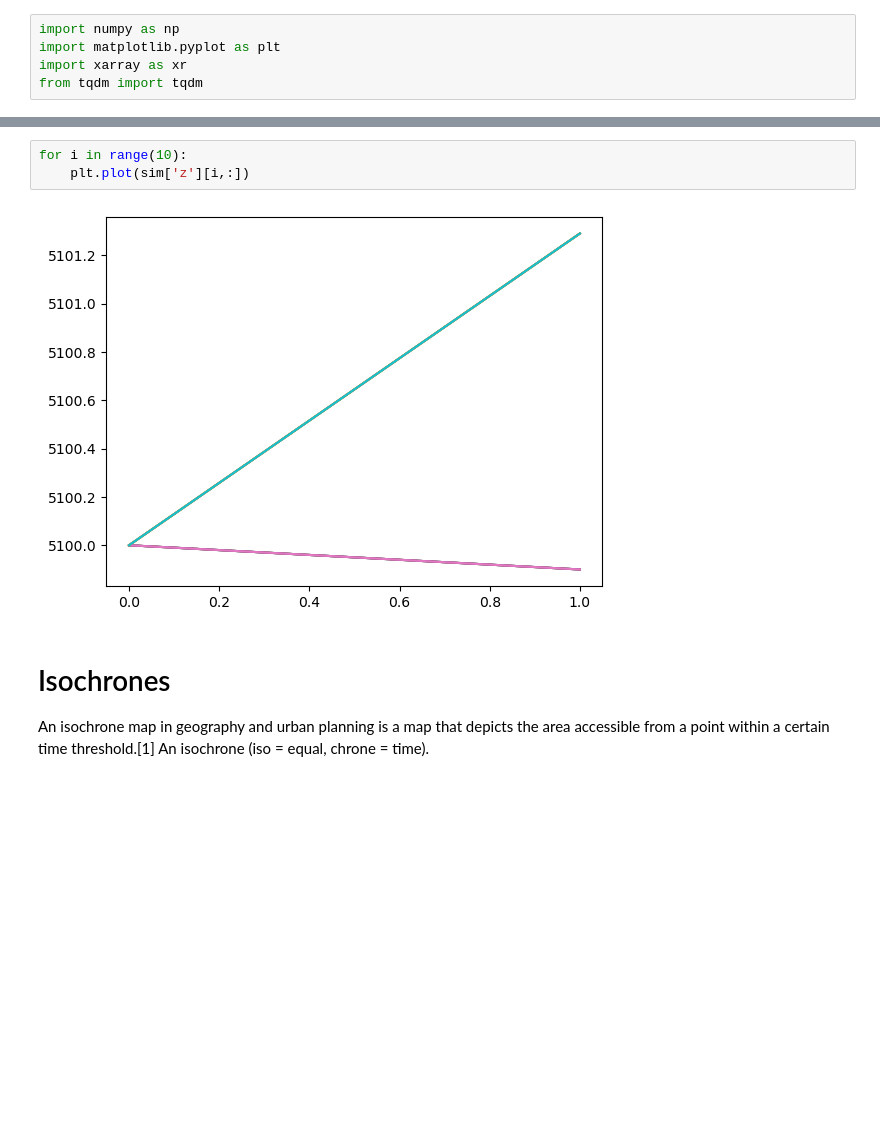
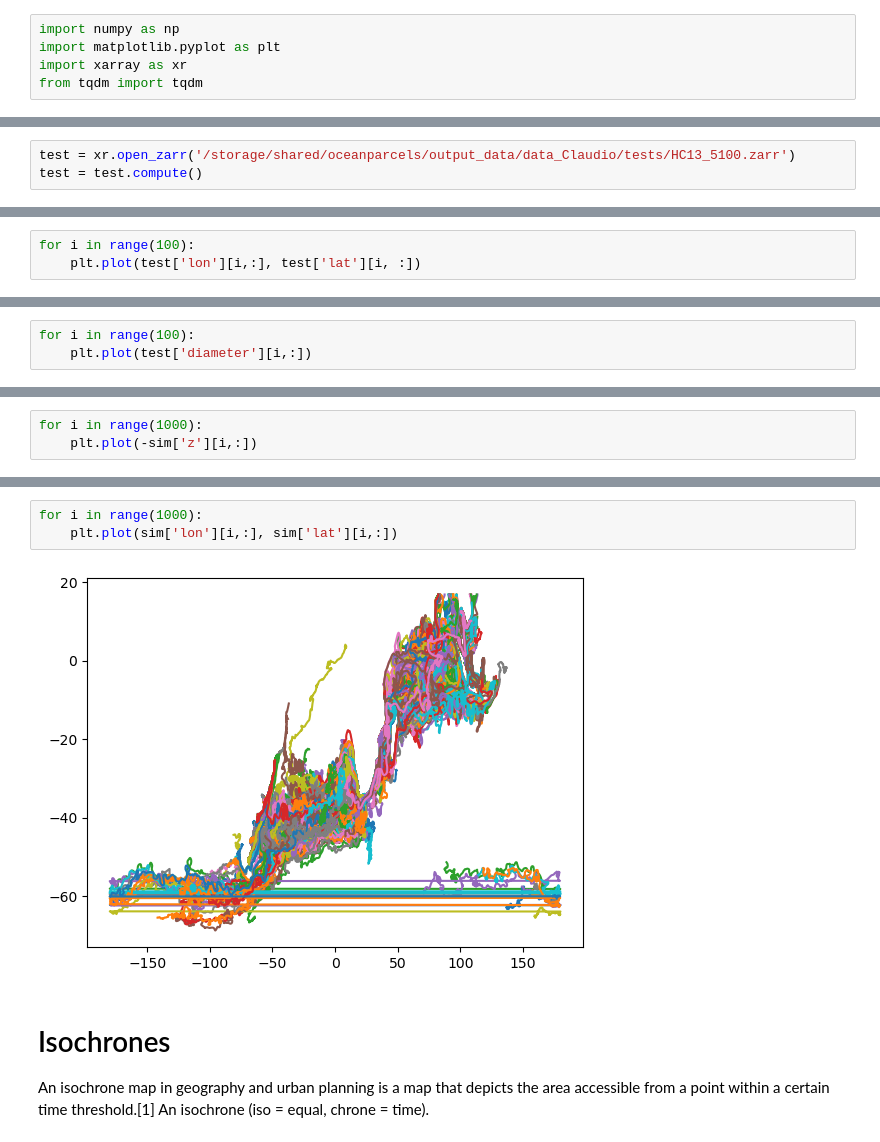
Before and after one commit to OceanParcels/Backtracking_Abyssal_Nanoplastics, a Jupyter notebook: notebooks/test_23334.ipynb, the cells around one changed output, grey strips where cells are left out. Cells and saved outputs as stored; diff of their text form; blank space fills up the shorter version.

```diff
--- a/notebooks/test_23334.ipynb
+++ b/notebooks/test_23334.ipynb
@@ -41,0 +68,3 @@ Attributes:
+# %%
+test = xr.open_zarr('/storage/shared/oceanparcels/output_data/data_Claudio/tests/HC13_5100.zarr')
+test = test.compute()
@@ -41,0 +91,3 @@ Attributes:
+# %%
+for i in range(100):
+    plt.plot(test['lon'][i,:], test['lat'][i, :])
@@ -41,0 +103,3 @@ Attributes:
+# %%
+for i in range(100):
+    plt.plot(test['diameter'][i,:])
@@ -41,0 +108,3 @@ Attributes:
+# %%
+for i in range(1000):
+    plt.plot(-sim['z'][i,:])
@@ -42,8 +113,8 @@ Attributes:
 # %%
-for i in range(10):
-    plt.plot(sim['z'][i,:])
+for i in range(1000):
+    plt.plot(sim['lon'][i,:], sim['lat'][i,:])
 # %% [output]
-[figure, old version]
+[figure, new version]
 # %% [markdown]
 # Isochrones
 An isochrone map in geography and urban planning is a map that depicts the area accessible from a point within a certain time threshold.[1] An isochrone (iso = equal, chrone = time).
```
Also changed, not shown: parts of 13 cells of this notebook, 3 other files.
